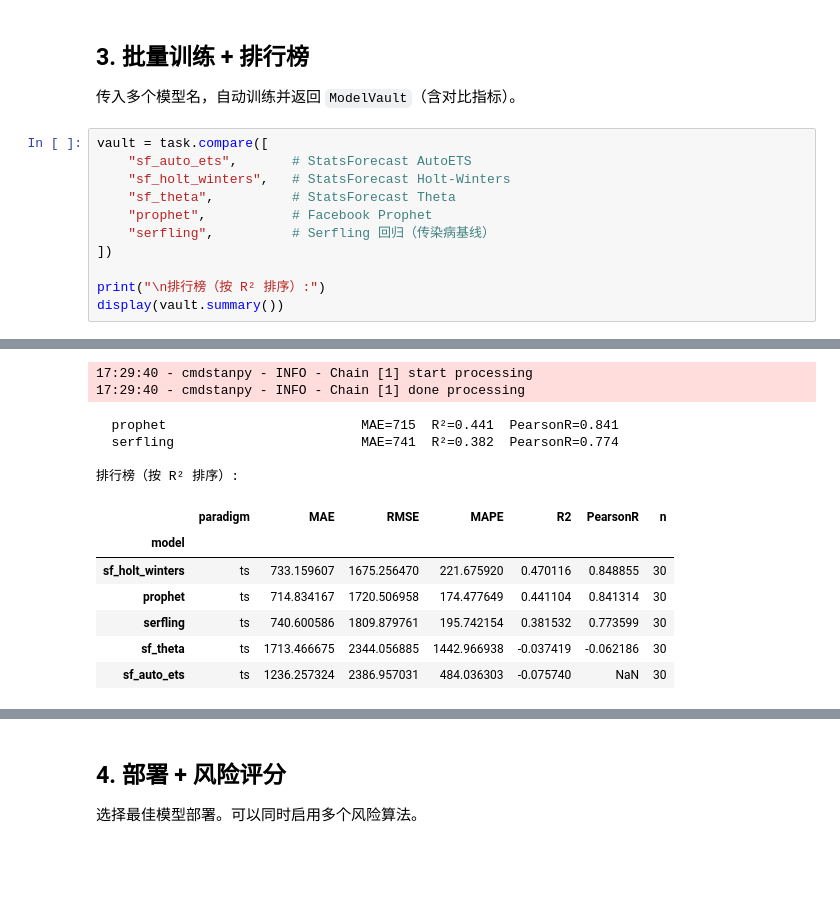
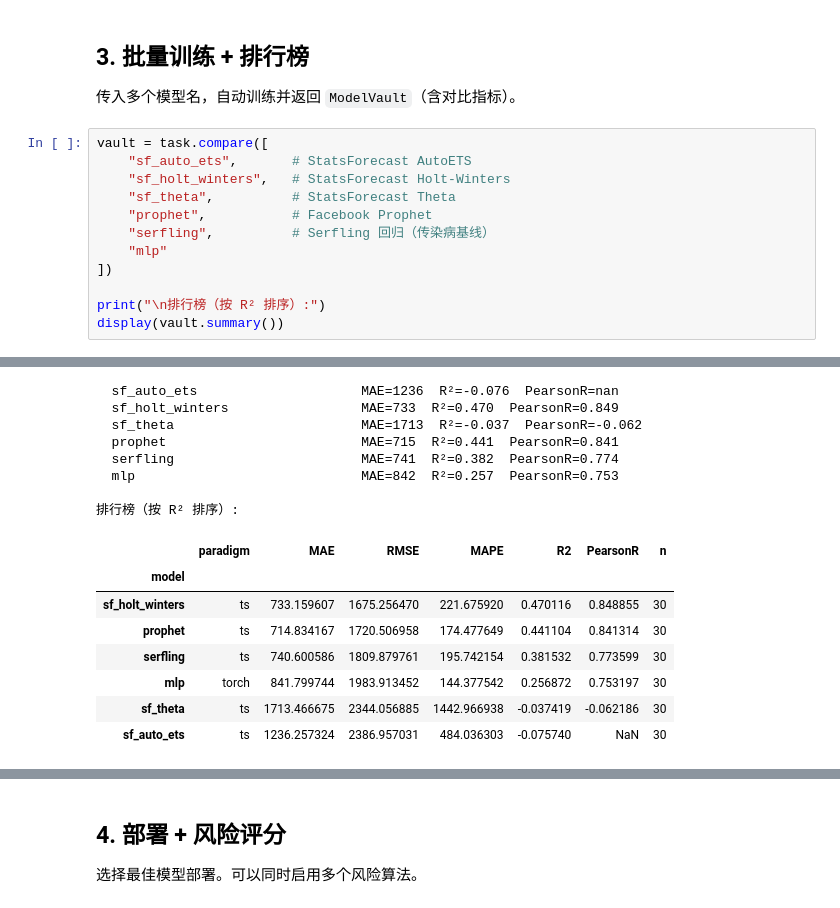
Before and after one commit to 1511878618/EpiAI, a Jupyter notebook: tutorial/tutorial_workflow.ipynb, the cells around one changed output, grey strips where cells are left out. Saved outputs shown, nothing was run; the diff lists cells and outputs as text; blank space fills up the shorter version.

```diff
--- a/tutorial/tutorial_workflow.ipynb
+++ b/tutorial/tutorial_workflow.ipynb
@@ -71,6 +71,7 @@ vault = task.compare([
     "sf_theta",          # StatsForecast Theta
     "prophet",           # Facebook Prophet
     "serfling",          # Serfling 回归（传染病基线）
+    "mlp"
 ])
 
 print("\n排行榜（按 R² 排序）:")
@@ -82,13 +82,16 @@ display(vault.summary())
-17:29:40 - cmdstanpy - INFO - Chain [1] start processing
-17:29:40 - cmdstanpy - INFO - Chain [1] done processing
+  sf_auto_ets                     MAE=1236  R²=-0.076  PearsonR=nan
+  sf_holt_winters                 MAE=733  R²=0.470  PearsonR=0.849
+  sf_theta                        MAE=1713  R²=-0.037  PearsonR=-0.062
+  prophet                         MAE=715  R²=0.441  PearsonR=0.841
+  serfling                        MAE=741  R²=0.382  PearsonR=0.774
+  mlp                             MAE=842  R²=0.257  PearsonR=0.753
+
+排行榜（按 R² 排序）:
-  prophet                         MAE=715  R²=0.441  PearsonR=0.841
-  serfling                        MAE=741  R²=0.382  PearsonR=0.774
-
-排行榜（按 R² 排序）:
 |  | paradigm | MAE | RMSE | MAPE | R2 | PearsonR | n |
 | model |  |  |  |  |  |  |  |
 | sf_holt_winters | ts | 733.159607 | 1675.256470 | 221.675920 | 0.470116 | 0.848855 | 30 |
 | prophet | ts | 714.834167 | 1720.506958 | 174.477649 | 0.441104 | 0.841314 | 30 |
 | serfling | ts | 740.600586 | 1809.879761 | 195.742154 | 0.381532 | 0.773599 | 30 |
+| mlp | torch | 841.799744 | 1983.913452 | 144.377542 | 0.256872 | 0.753197 | 30 |
 | sf_theta | ts | 1713.466675 | 2344.056885 | 1442.966938 | -0.037419 | -0.062186 | 30 |
 | sf_auto_ets | ts | 1236.257324 | 2386.957031 | 484.036303 | -0.075740 | NaN | 30 |
```
Also changed, not shown: parts of 5 cells of this notebook, 1 other file.
